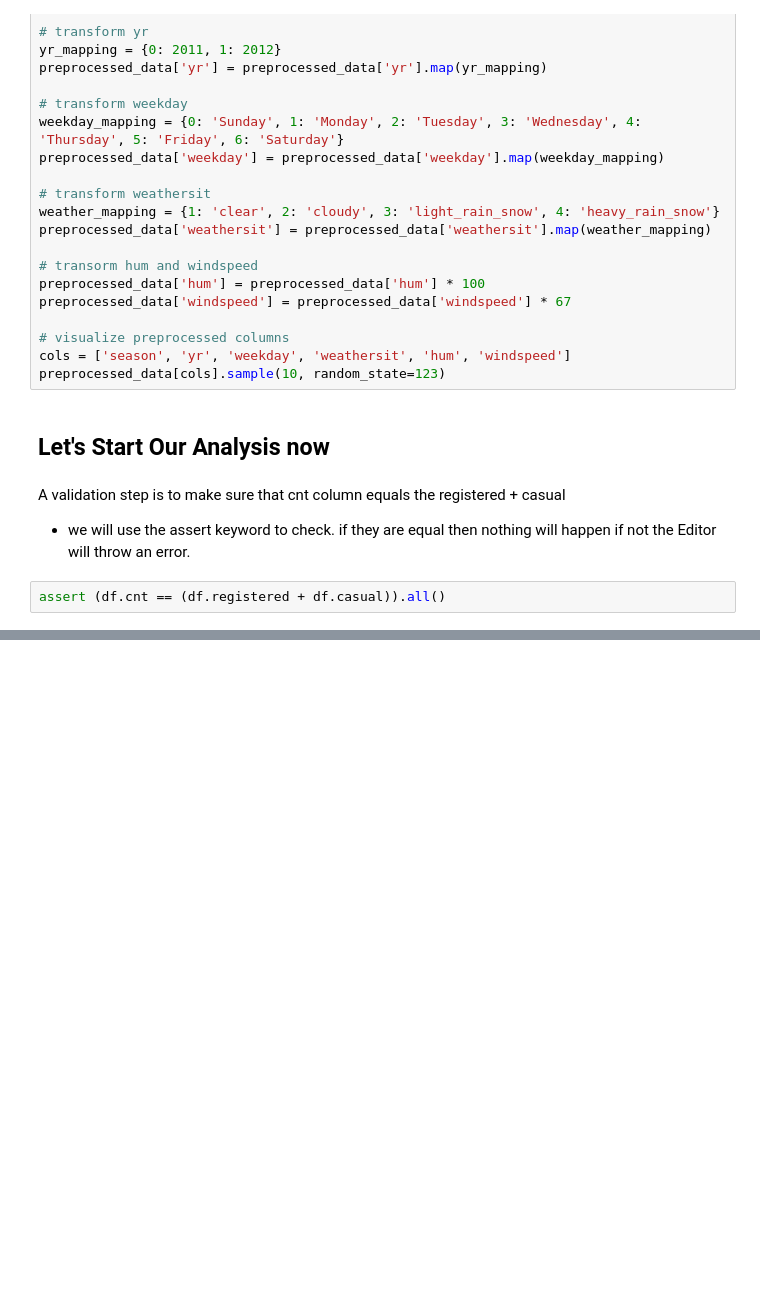
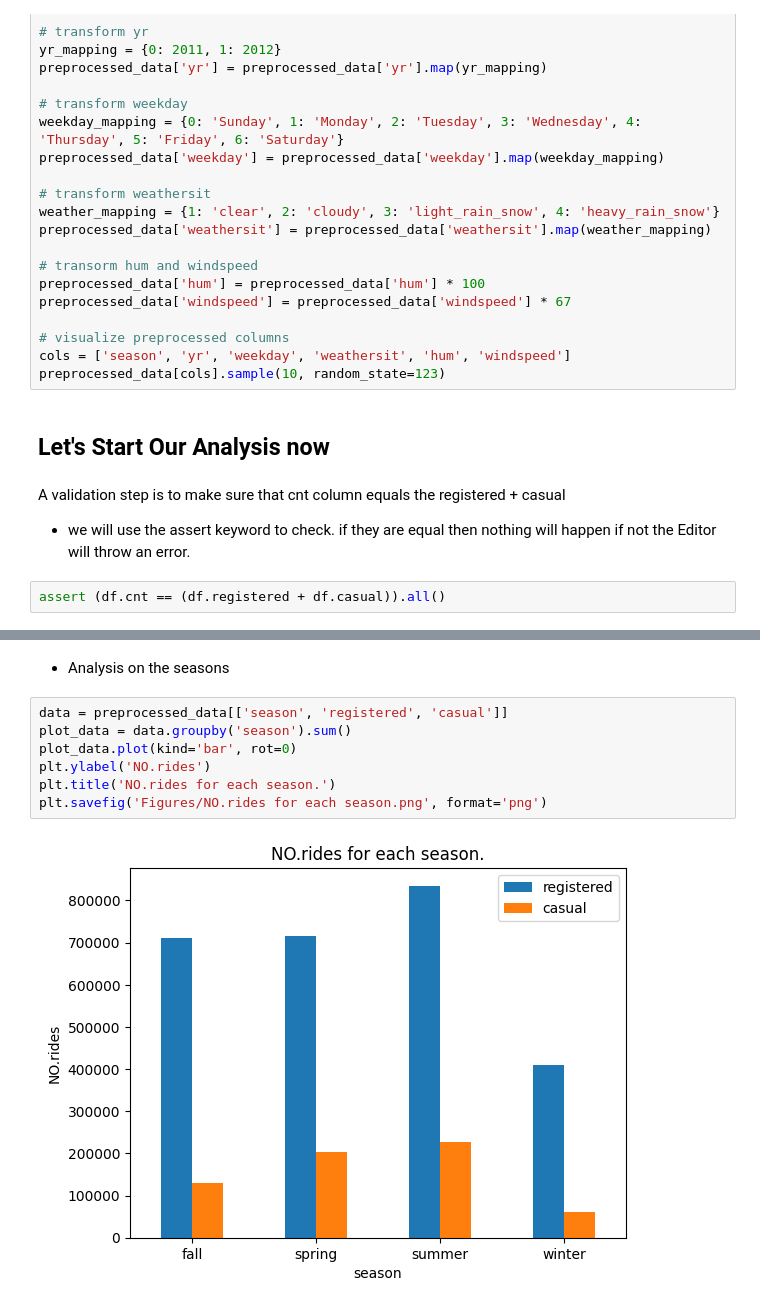
Before and after one commit to alaalmy-ahmed/Bike-Sharing-Analysis, a Jupyter notebook: Bike_Sharing.ipynb, the cells around one changed output, grey strips where cells are left out. Saved outputs shown, nothing was run; the diff lists cells and outputs as text; blank space fills up the shorter version.

Commit message:
simple Analysis is Done

```diff
--- a/Bike_Sharing.ipynb
+++ b/Bike_Sharing.ipynb
@@ -80,0 +126,11 @@ assert (df.cnt == (df.registered + df.casual)).all()
+# %% [markdown]
+- Analysis on the seasons
+# %%
+data = preprocessed_data[['season', 'registered', 'casual']]
+plot_data = data.groupby('season').sum()
+plot_data.plot(kind='bar', rot=0)
+plt.ylabel('NO.rides')
+plt.title('NO.rides for each season.')
+plt.savefig('Figures/NO.rides for each season.png', format='png')
+# %% [output]
+[figure, added]
```
Also changed, not shown: parts of 8 cells of this notebook, 5 other files.
